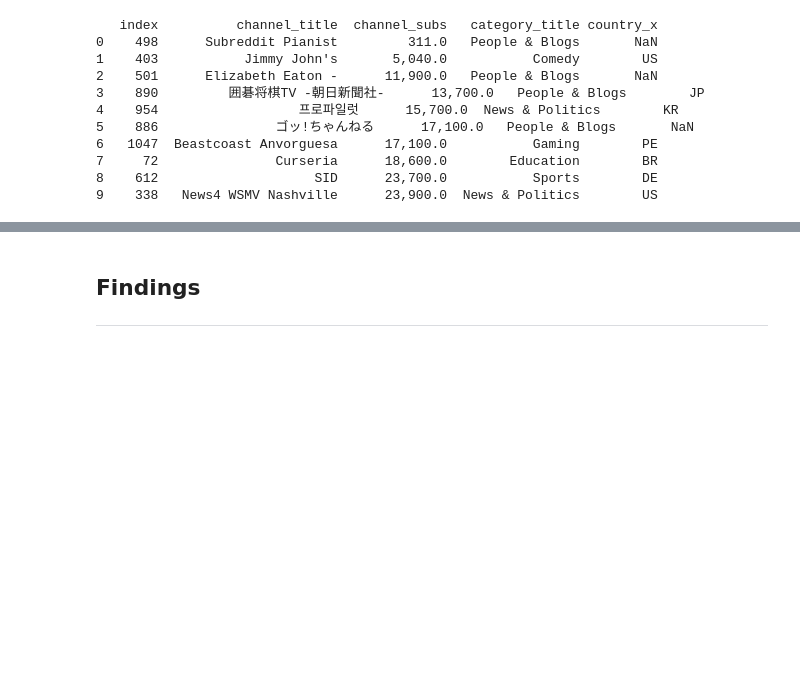
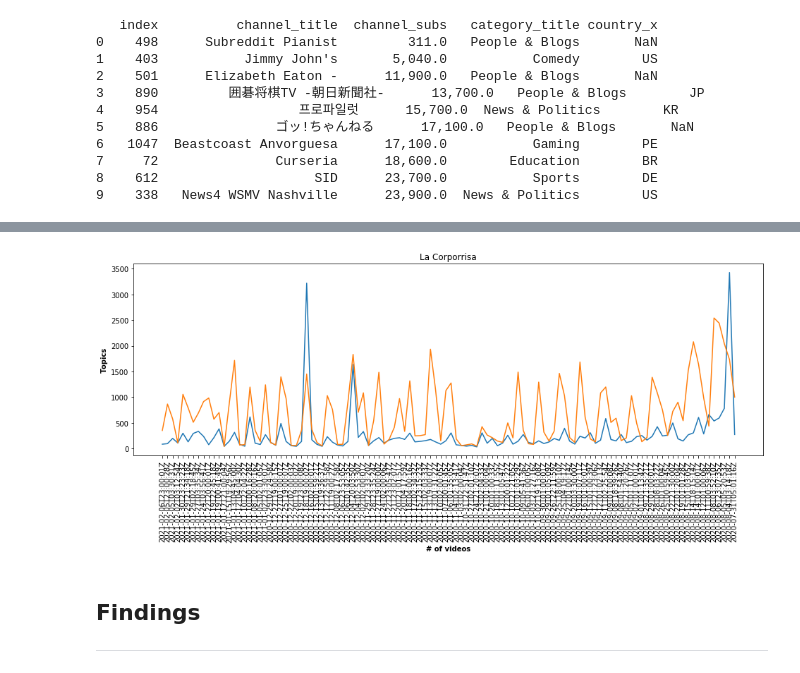
Before and after one commit to germarr/youtube_research, a Jupyter notebook: research_V1.ipynb, the cells around one changed output, grey strips where cells are left out. Cells and saved outputs as stored; diff of their text form; code cells hidden in the pictures; blank space fills up the shorter version.

```diff
--- a/research_V1.ipynb
+++ b/research_V1.ipynb
@@ -484,0 +513,3 @@ print(df380.loc[(df380.category_title != "Music") & (df380.category_title != "En
+# %%
+stats_from_channel = cf.stats_from_channel(url="https://www.youtube.com/watch?v=8-vwewHMHhc")
+stats_from_channel.head(3)
@@ -485,3 +521,21 @@ print(df380.loc[(df380.category_title != "Music") & (df380.category_title != "En
+# %%
+df67 = stats_from_channel
+df67["year_"] = pd.DatetimeIndex(df67["published"]).year
+df67["month_"] = pd.DatetimeIndex(df67["published"]).month
+plot_channel = stats_from_channel.set_index("published")
+
+plt.figure(figsize=(16,5))
+plt.plot(df67.published, df67["dislikes"])
+plt.plot(df67.published, df67["comments"])
+plt.xticks(rotation = 90)
+
+# Adding Xticks
+plt.xlabel('# of videos', fontweight ='bold')
+plt.ylabel('Topics', fontweight ='bold')
+plt.title(f"{stats_from_channel.channel_title[0]}")
+plt.show()
+# %% [output]
+[figure, added]
 # %% [markdown]
 ## Findings
 ---
```
Also changed, not shown: parts of 26 cells of this notebook.
